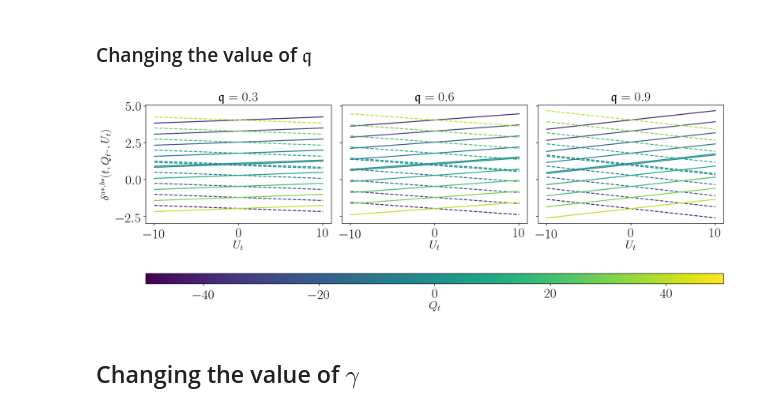
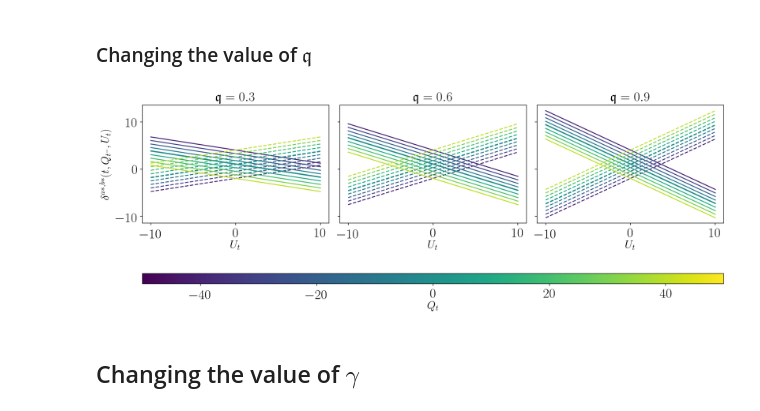
Before and after one commit to AdrienMathieu-eng/MM-with-fads, a Jupyter notebook: mm-informed-uninformed.ipynb, the cells around one changed output. Saved outputs shown, nothing was run; the diff lists cells and outputs as text; code cells hidden in the pictures.

```diff
--- a/mm-informed-uninformed.ipynb
+++ b/mm-informed-uninformed.ipynb
@@ -74,34 +74,32 @@ plt.rcParams["font.size"] = fs
 # %%
 fig, ax = plt.subplots(1, Naux, figsize=(14, 5), sharey=True, constrained_layout=True)
 cmap = plt.get_cmap("viridis")
 norm = Normalize(vmin=min(mm.q_vector), vmax=max(mm.q_vector))
 sm = ScalarMappable(norm=norm, cmap=cmap)
 
 for iq, qconst_value in tqdm(enumerate(q_const_values)):
     delta_a_m, delta_b_m, delta_a___m, delta_b___m = mm_qconst[f'q{iq}'].get_deltas_FI()
     for q in range(1,len(mm.q_vector)-1):
         if q%int(mm.q_bar/5) ==0 or q ==mm.q_bar-1:
             color = cmap(norm(mm.q_vector[q]))
-            ax[iq].plot(mm.u_vector, delta_a_m[int(mm.N_t / 2), :, q]+ mm_qconst[f'q{iq}'].sigma* mm_qconst[f'q{iq}'].qconst
-                        * mm_qconst[f'q{iq}'].u_vector, '-', color=color)
-            ax[iq].plot(mm.u_vector, delta_b_m[int(mm.N_t / 2), :, q]-mm_qconst[f'q{iq}'].sigma* mm_qconst[f'q{iq}'].qconst
-                        * mm_qconst[f'q{iq}'].u_vector, '--', color=color)
+            ax[iq].plot(mm.u_vector, delta_a_m[int(mm.N_t / 2), :, q], '-', color=color)
+            ax[iq].plot(mm.u_vector, delta_b_m[int(mm.N_t / 2), :, q], '--', color=color)
 
 
     # Personnalisation des axes
 for i in range(Naux):
     ax[i].set_xlabel(r'${U}_t$', fontsize = fsL )
     #ax[i].set_ylim(-1, 3)
     #ax[i].set_xlim(-2,2)
     qconst_aux = q_const_values[i]
     ax[i].set_title(fr'$\mathfrak q = {qconst_aux}$')
 ax[0].set_ylabel(r'$\delta^{a*,b*}(t,Q_{t^-},{U}_t)$', fontsize = fsL)
 cbar = fig.colorbar(sm, ax=ax, orientation='horizontal', fraction=0.05, pad=0.08)
 cbar.set_label(r'$Q_t$', fontsize = fsL)
 plt.savefig('figures/deltas_u.pdf', format="pdf", dpi=dpi)
 plt.show()
 # %% [output]
-[figure, old version]
+[figure, new version]
 # %% [markdown]
 ## Changing the value of $\gamma$
 # %%
```
